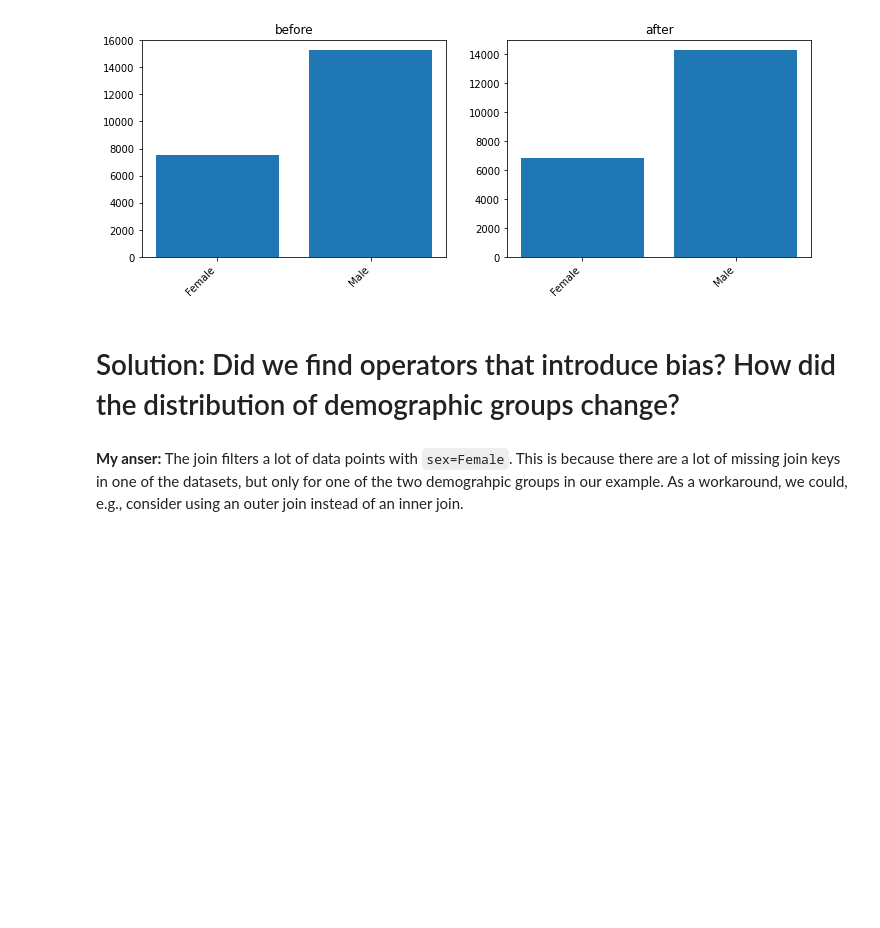
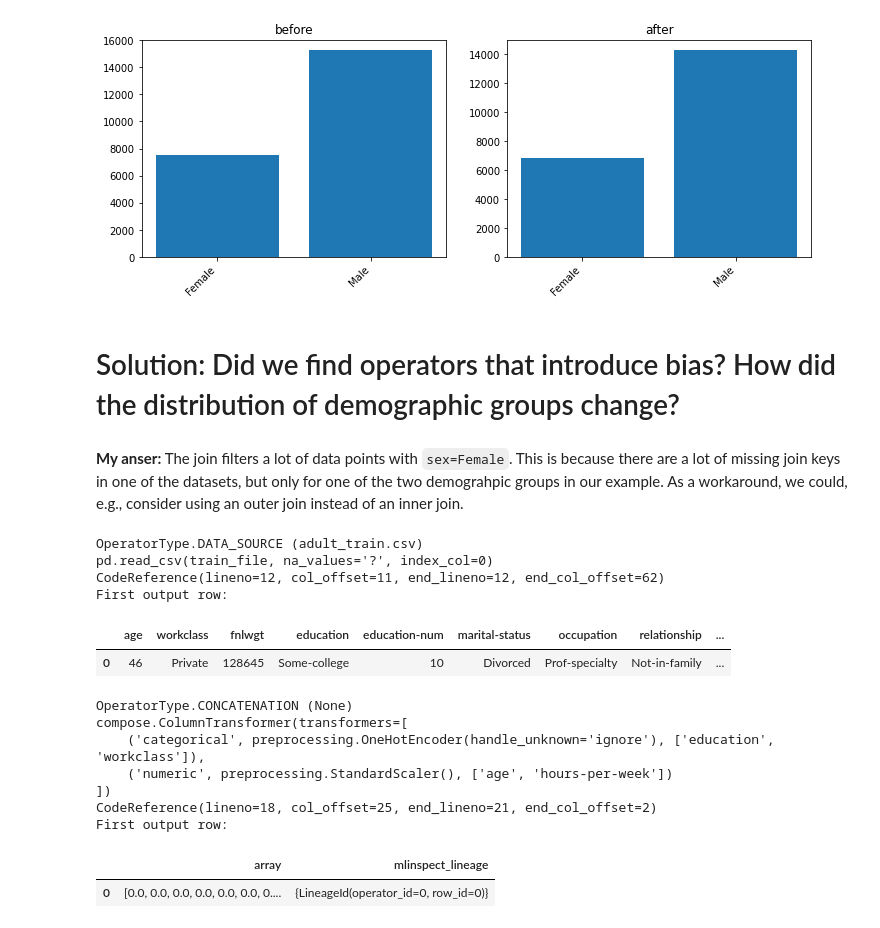
Before and after one commit to stefan-grafberger/mlinspect, a Jupyter notebook: experiments/user_interviews/example-testing-adult-pipeline.ipynb, the cells around one changed output. Cells and saved outputs as stored; diff of their text form; code cells hidden in the pictures; blank space fills up the shorter version.

```diff
--- a/experiments/user_interviews/example-testing-adult-pipeline.ipynb
+++ b/experiments/user_interviews/example-testing-adult-pipeline.ipynb
@@ -59,7 +59,7 @@ from mlinspect.utils import get_project_root
 
 from mlinspect import PipelineInspector
 from mlinspect.checks import NoBiasIntroducedFor
-from mlinspect.inspections import HistogramForColumns, IntersectionalLabelHistogramForColumns
+from mlinspect.inspections import HistogramForColumns, IntersectionalLabelHistogramForColumns, RowLineage
 
 from example_pipelines import ADULT_SIMPLE_PY, ADULT_COMPLEX_PY
 
@@ -67,6 +67,7 @@ inspector_result = PipelineInspector\
     .on_pipeline_from_py_file(ADULT_SIMPLE_PY) \
     .add_check(NoBiasIntroducedFor(["race", "sex"])) \
     .add_required_inspection(IntersectionalLabelHistogramForColumns(['race', 'marital-status'], 'income-per-year')) \
+    .add_required_inspection(RowLineage(5)) \
     .execute()
 
 check_results = inspector_result.check_to_check_results
@@ -259,3 +260,38 @@ OperatorType.SELECTION: raw_data.dropna()
 # Solution: Did we find operators that introduce bias? How did the distribution of demographic groups change?
 # %% [markdown]
 **My anser:** The join filters a lot of data points with `sex=Female`. This is because there are a lot of missing join keys in one of the datasets, but only for one of the two demograhpic groups in our example. As a workaround, we could, e.g., consider using an outer join instead of an inner join.
+# %%
+import pandas as pd
+pd.set_option('display.max_colwidth', None)
+
+from mlinspect import OperatorType
+
+extracted_dag = inspector_result.dag
+inspection_results = inspector_result.inspection_to_annotations
+lineage_inspection_result = inspection_results[RowLineage(5)]
+
+relevant_nodes = [node for node in extracted_dag.nodes if node.operator_type in {OperatorType.DATA_SOURCE, OperatorType.GROUP_BY_AGG, OperatorType.CONCATENATION}]
+
+#print(lineage_inspection_result)
+for dag_node in relevant_nodes:
+    if dag_node in lineage_inspection_result: #and lineage_inspection_result[dag_node] is not None:
+        print("\n\033[1m{} ({})\033[0m\n{}\n{}".format(
+            dag_node.operator_type, dag_node.description, dag_node.source_code, dag_node.code_reference))
+        print("\033[1mFirst output row:\033[0m")
+        display(lineage_inspection_result[dag_node].head(1))
+# %% [output]
+OperatorType.DATA_SOURCE (adult_train.csv)
+pd.read_csv(train_file, na_values='?', index_col=0)
+CodeReference(lineno=12, col_offset=11, end_lineno=12, end_col_offset=62)
+First output row:
+|  | age | workclass | fnlwgt | education | education-num | marital-status | occupation | relationship | ... |
+| 0 | 46 | Private | 128645 | Some-college | 10 | Divorced | Prof-specialty | Not-in-family | ... |
+OperatorType.CONCATENATION (None)
+compose.ColumnTransformer(transformers=[
+    ('categorical', preprocessing.OneHotEncoder(handle_unknown='ignore'), ['education', 'workclass']),
+    ('numeric', preprocessing.StandardScaler(), ['age', 'hours-per-week'])
+])
+CodeReference(lineno=18, col_offset=25, end_lineno=21, end_col_offset=2)
+First output row:
+|  | array | mlinspect_lineage |
+| 0 | [0.0, 0.0, 0.0, 0.0, 0.0, 0.0, 0.... | {LineageId(operator_id=0, row_id=0)} |
```
Also changed, not shown: 2 other files.
